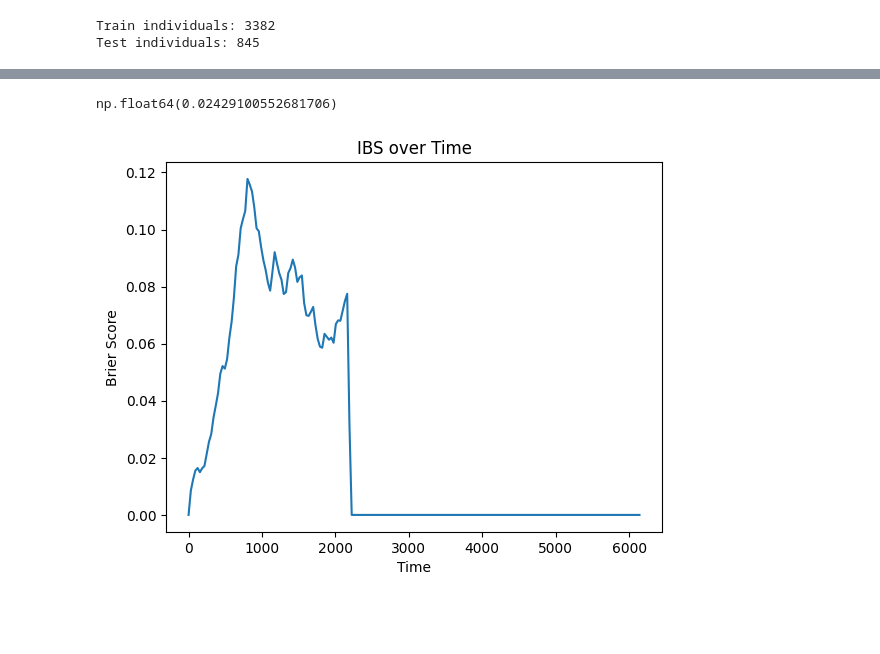
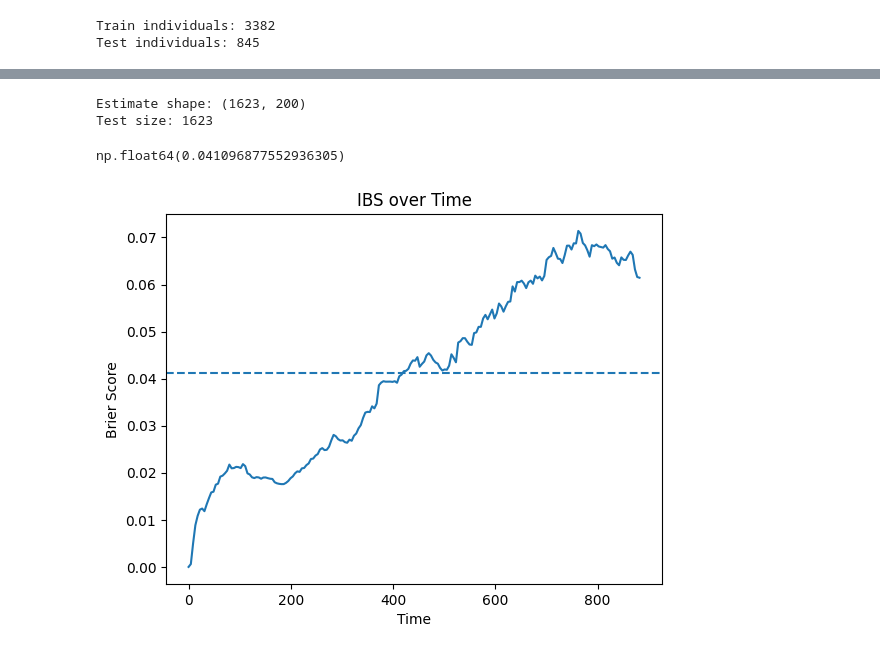
Before and after one commit to DKoleda6/recurrent_event, a Jupyter notebook: main_jupyter.ipynb, the cells around one changed output, grey strips where cells are left out. Cells and saved outputs as stored; diff of their text form; code cells hidden in the pictures; blank space fills up the shorter version.

```diff
--- a/main_jupyter.ipynb
+++ b/main_jupyter.ipynb
@@ -24,6 +25,8 @@ cox_df.head()
 # %%
 splitter = SurvivalSplitter(test_size=0.2)
 train_df, test_df = splitter.split_by_individual(cox_df)
+train_df = train_df.drop(columns=["curr_dur_custody"])
+test_df = test_df.drop(columns=["curr_dur_custody"])
 
 print("Train individuals:", train_df["name"].nunique())
 print("Test individuals:", test_df["name"].nunique())
@@ -34,8 +37,8 @@ Test individuals: 845
 train_df["time"] = train_df["entry"] + train_df["dur"]
 test_df["time"] = test_df["entry"] + test_df["dur"]
 
-train_cens = ~train_df["event"].astype(bool)
-test_cens = ~test_df["event"].astype(bool)
+train_cens = train_df["event"].astype(bool)
+test_cens = test_df["event"].astype(bool)
 
 survival_train = get_y(
     cens=train_cens,
@@ -52,10 +83,17 @@ survival_test = get_y(
 model = CoxModel(features=["age"])
 model.fit(train_df)
 # %%
-times = np.linspace(0, train_df["dur"].max(), 200)
+#times = np.linspace(0, train_df["dur"].max(), 200)
+horizon = np.quantile(train_df["dur"], 0.95)
+times = np.linspace(0, horizon, 200)
 
-predictions = model.predict_survival(test_df, times)
+test_features = test_df.drop(columns=["time", "event"])
+predictions = model.predict_survival(test_features, times)
+#predictions = model.predict_survival(test_df, times)
 estimate = predictions.values
+
+print("Estimate shape:", estimate.shape)
+print("Test size:", len(test_df))
 
 ibs_metric = IBSMetric()
 mean_ibs, ibs_by_time = ibs_metric.compute(
@@ -67,12 +105,15 @@ mean_ibs, ibs_by_time = ibs_metric.compute(
 
 mean_ibs
 # %% [output]
-np.float64(0.02429100552681706)
+Estimate shape: (1623, 200)
+Test size: 1623
+np.float64(0.041096877552936305)
 # %%
 plt.plot(times, ibs_by_time)
+plt.axhline(y=mean_ibs, linestyle="--")
 plt.title("IBS over Time")
 plt.xlabel("Time")
 plt.ylabel("Brier Score")
 plt.show()
 # %% [output]
-[figure, old version]
+[figure, new version]
```
Also changed, not shown: parts of 2 cells of this notebook, 3 other files.
